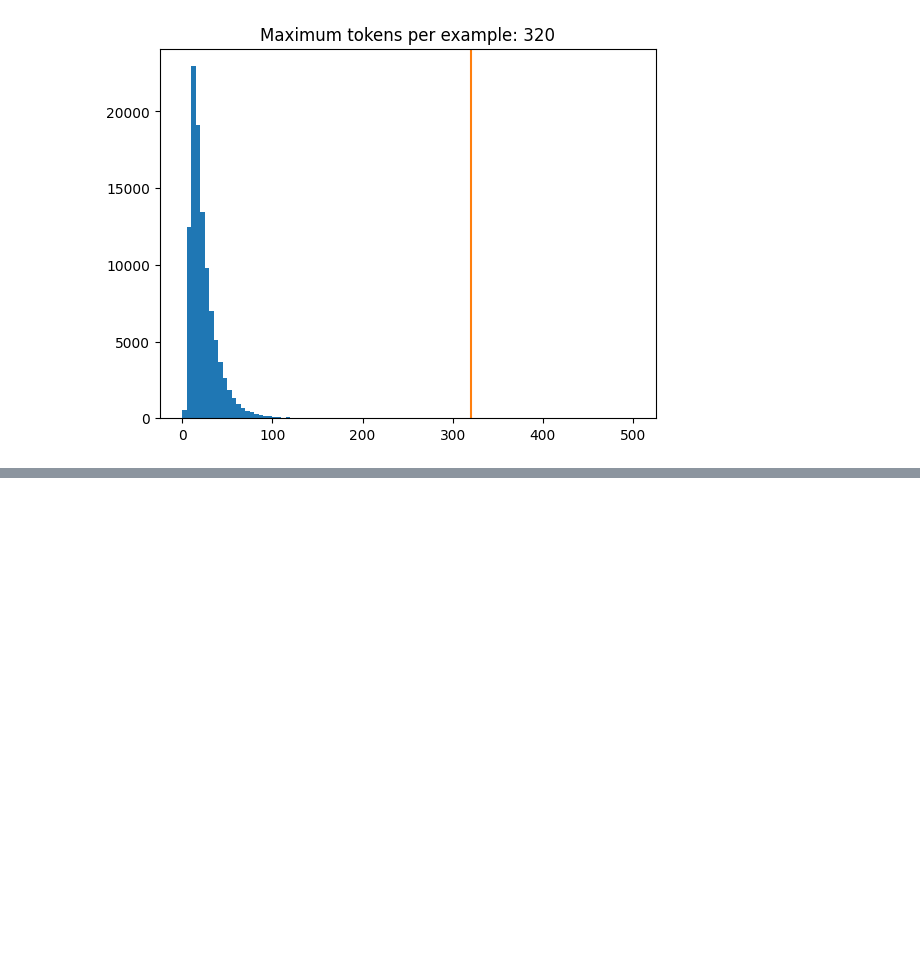
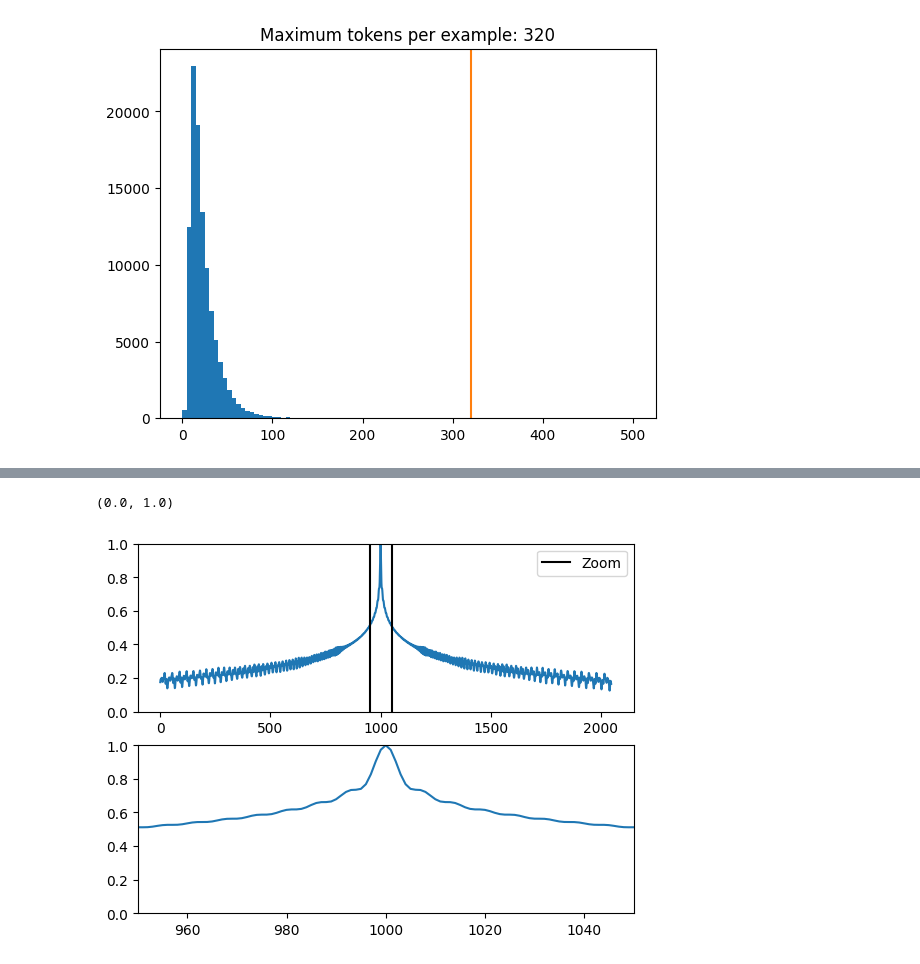
Before and after one commit to FahadFazjar/Transformer-Tutorials, a Jupyter notebook: transformers_tutorial.ipynb, the cells around one changed output, grey strips where cells are left out. Cells and saved outputs as stored; diff of their text form; code cells hidden in the pictures; blank space fills up the shorter version.

```diff
--- a/transformers_tutorial.ipynb
+++ b/transformers_tutorial.ipynb
@@ -144,0 +238,17 @@ plt.title(f'Maximum tokens per example: {max_length}');
+# %%
+pos_encoding/=tf.norm(pos_encoding, axis=1, keepdims=True)
+p = pos_encoding[1000]
+dots = tf.einsum('pd,d -> p', pos_encoding, p)
+plt.subplot(2,1,1)
+plt.plot(dots)
+plt.ylim([0,1])
+plt.plot([950, 950, float('nan'), 1050, 1050],
+         [0,1,float('nan'),0,1], color='k', label='Zoom')
+plt.legend()
+plt.subplot(2,1,2)
+plt.plot(dots)
+plt.xlim([950, 1050])
+plt.ylim([0,1])
+# %% [output]
+(0.0, 1.0)
+[figure, added]
```
Also changed, not shown: parts of 17 cells of this notebook.
